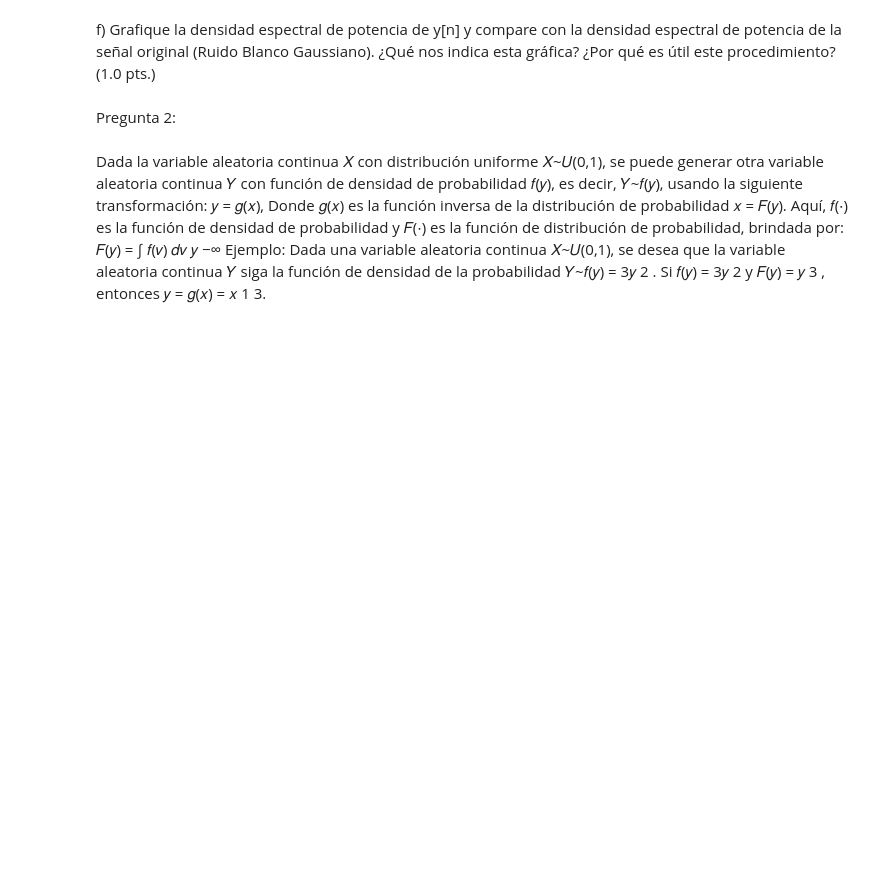
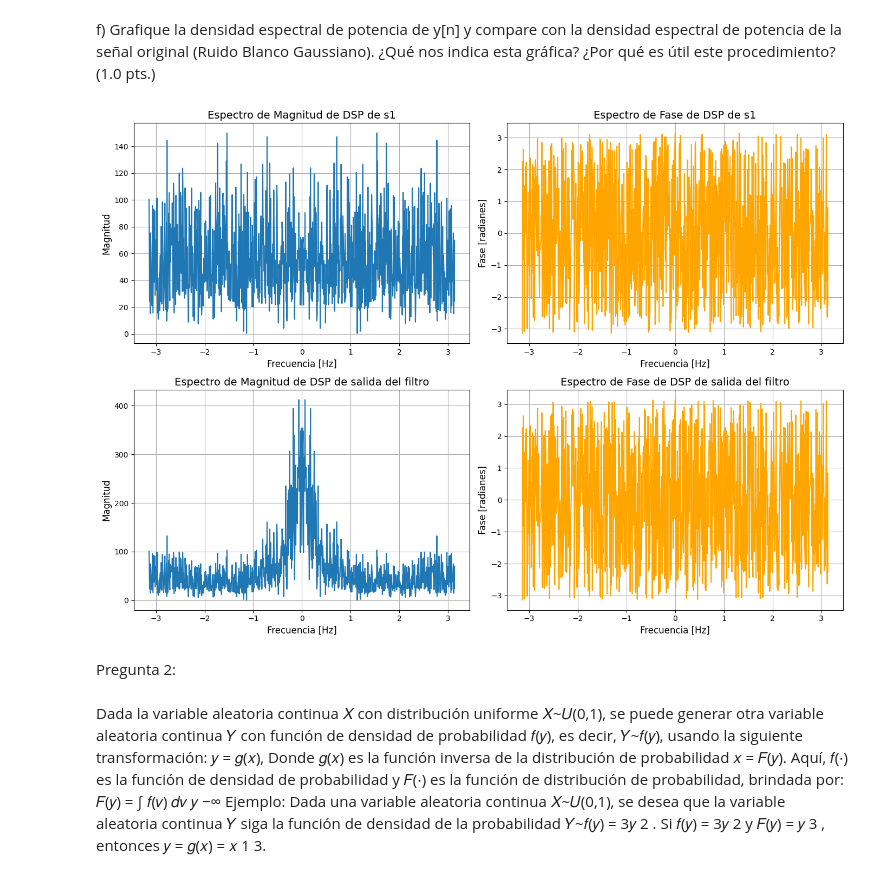
Before and after one commit to ExampleToFollow/PracticasPDS, a Jupyter notebook: Lab5/Lab5_IF_20213704.ipynb, the cells around one changed output. Drawn from its saved outputs; the diff is of its cells as text; code cells hidden in the pictures; blank space fills up the shorter version.

```diff
--- a/Lab5/Lab5_IF_20213704.ipynb
+++ b/Lab5/Lab5_IF_20213704.ipynb
@@ -242,6 +343,52 @@ autocorrelación. ¿Cómo afecta el filtro a la señal original? (1.0 pts.)
 f) Grafique la densidad espectral de potencia de y[n] y compare con la densidad espectral
 de potencia de la señal original (Ruido Blanco Gaussiano). ¿Qué nos indica esta gráfica?
 ¿Por qué es útil este procedimiento? (1.0 pts.)
+# %%
+
+# Calcular los espectros
+freq1, magnitud1, fase1 = fourier(s1)
+freq2, magnitud2, fase2 = fourier(y)
+
+# Crear las gráficas
+plt.figure(figsize=(14, 10))
+
+# Espectro de Magnitud para s1
+plt.subplot(2, 2, 1)
+plt.plot(freq1, magnitud1, linewidth=1.5)
+plt.title("Espectro de Magnitud de DSP de s1", fontsize=14)
+plt.xlabel("Frecuencia [Hz]", fontsize=12)
+plt.ylabel("Magnitud", fontsize=12)
+plt.grid(True)
+
+# Espectro de Fase para s1
+plt.subplot(2, 2, 2)
+plt.plot(freq1, fase1, linewidth=1.5, color='orange')
+plt.title("Espectro de Fase de DSP de s1", fontsize=14)
+plt.xlabel("Frecuencia [Hz]", fontsize=12)
+plt.ylabel("Fase [radianes]", fontsize=12)
+plt.grid(True)
+
+# Espectro de Magnitud para s2
+plt.subplot(2, 2, 3)
+plt.plot(freq2, magnitud2, linewidth=1.5)
+plt.title("Espectro de Magnitud de DSP de salida del filtro", fontsize=14)
+plt.xlabel("Frecuencia [Hz]", fontsize=12)
+plt.ylabel("Magnitud", fontsize=12)
+plt.grid(True)
+
+# Espectro de Fase para s2
+plt.subplot(2, 2, 4)
+plt.plot(freq2, fase2, linewidth=1.5, color='orange')
+plt.title("Espectro de Fase de DSP de salida del filtro", fontsize=14)
+plt.xlabel("Frecuencia [Hz]", fontsize=12)
+plt.ylabel("Fase [radianes]", fontsize=12)
+plt.grid(True)
+
+# Ajustar el diseño
+plt.tight_layout()
+plt.show()
+# %% [output]
+[figure, added]
 # %% [markdown]
 Pregunta 2:
 # %% [markdown]
```
Also changed, not shown: parts of 9 cells of this notebook, 5 other files.
